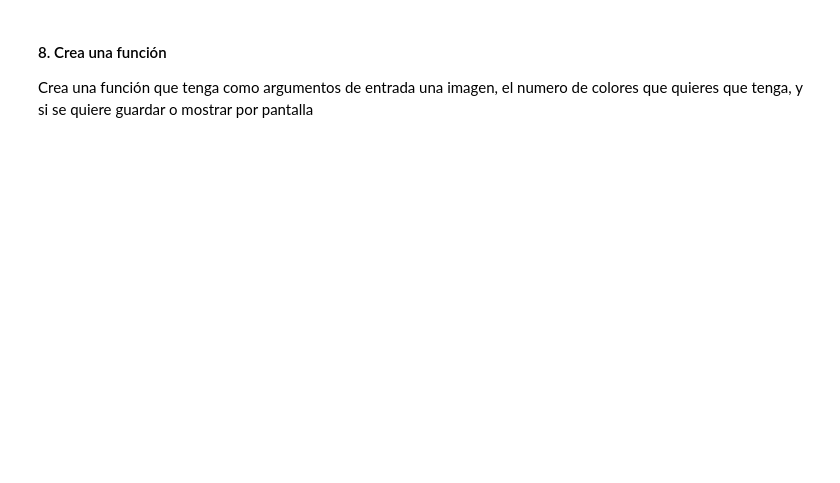
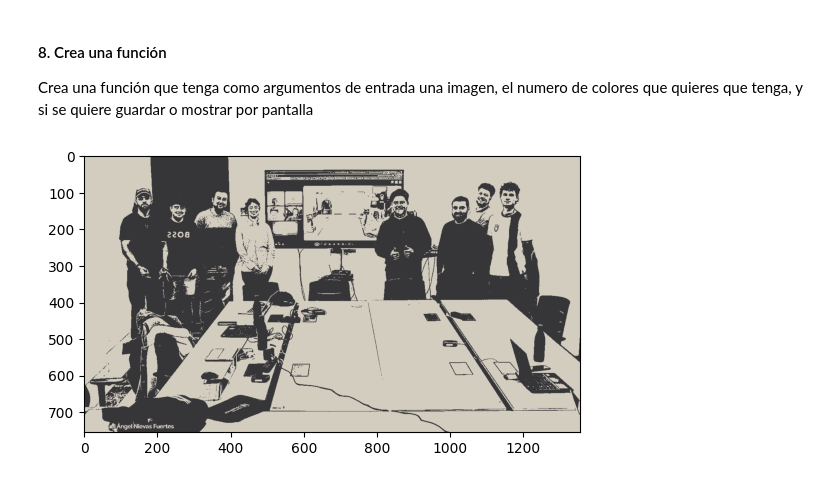
Before and after one commit to Rafacercos/ONLINE_DS_THEBRIDGE_RAFACERCOS, a Jupyter notebook: MIS_EJERCICIOS/Machine Learning/Clustering/EJER_2_kmeans_imagenes.ipynb, the cells around one changed output. Saved outputs shown, nothing was run; the diff lists cells and outputs as text; code cells hidden in the pictures; blank space fills up the shorter version.

```diff
--- a/MIS_EJERCICIOS/Machine Learning/Clustering/EJER_2_kmeans_imagenes.ipynb
+++ b/MIS_EJERCICIOS/Machine Learning/Clustering/EJER_2_kmeans_imagenes.ipynb
@@ -74,6 +74,7 @@ plt.imsave('fotoboot.png',imagen_remodelada)
 Crea una función que tenga como argumentos de entrada una imagen, el numero de colores que quieres que tenga, y si se quiere guardar o mostrar por pantalla
 # %%
 def cambiar_imagen(imagen, colores, uso='ver'):
+    imagen = plt.imread(imagen)
     if imagen.shape[2] == 4:
         imagen = imagen[:, :, :3]
 
@@ -90,6 +91,10 @@ def cambiar_imagen(imagen, colores, uso='ver'):
         plt.imshow(imagen_segmentada)
     elif uso == 'guardar':
         plt.imsave('fotoboot.png', imagen_segmentada)
+# %%
+cambiar_imagen("foto_clase.PNG",2,"ver")
+# %% [output]
+[figure, added]
 # %%
 ''''
 
```
Also changed, not shown: parts of 2 cells of this notebook, 1 other file.
